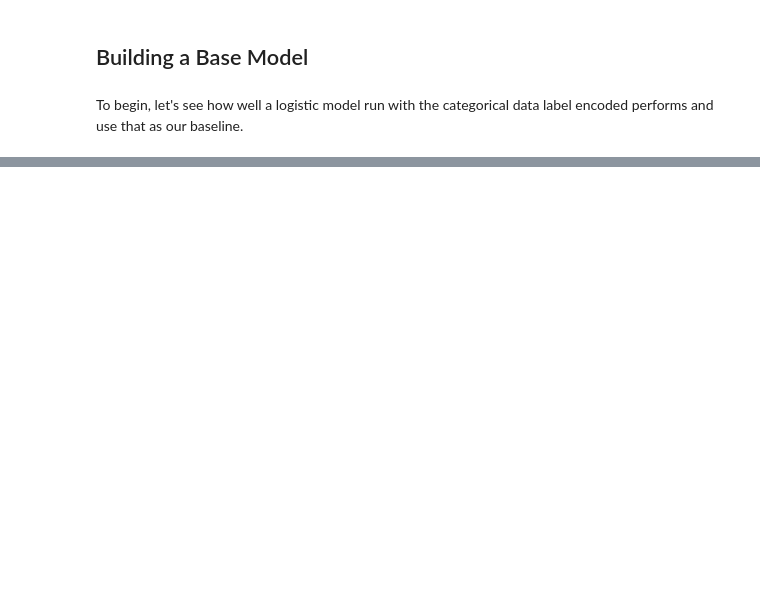
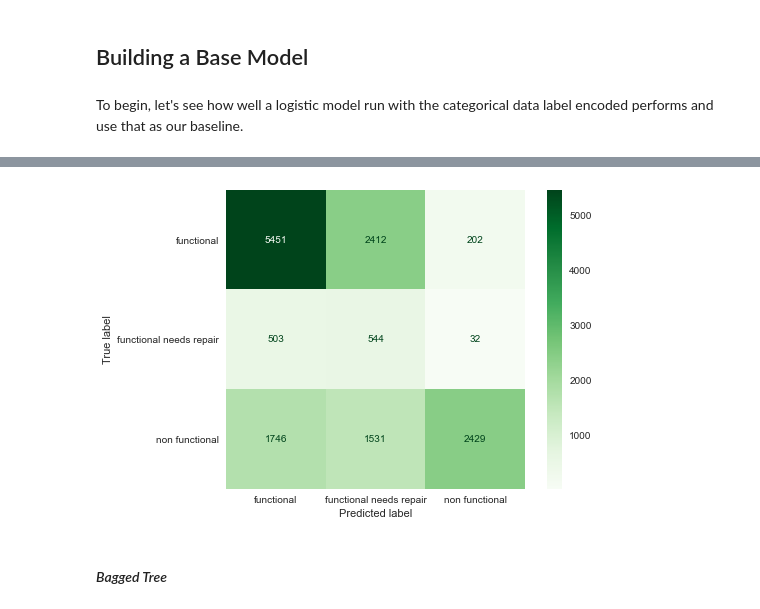
Before and after one commit to nonlocal-lia/pump_it_up_competition, a Jupyter notebook: technical_notebook.ipynb, the cells around one changed output, grey strips where cells are left out. Drawn from its saved outputs; the diff is of its cells as text; code cells hidden in the pictures; blank space fills up the shorter version.

```diff
--- a/technical_notebook.ipynb
+++ b/technical_notebook.ipynb
@@ -942,0 +849,7 @@ To begin, let's see how well a logistic model run with the categorical data labe
+# %%
+pipe_presamp = Pipeline(steps=[("encode", ct_mixed),
+                               ("scale", StandardScaler(with_mean=False))])
+X_train_encoded = pipe_presamp.fit_transform(X_train)
+# %%
+sm = SMOTE()
+X_train_resampled, y_train_resampled = sm.fit_sample(X_train_encoded, y_train)
@@ -942,0 +878,8 @@ To begin, let's see how well a logistic model run with the categorical data labe
+# %%
+ConfusionMatrixDisplay.from_estimator(over_tree, X_test_encoded, y_test, display_labels=y_label.classes_, cmap="Greens")
+plt.grid(False)
+plt.show()
+# %% [output]
+[figure, added]
+# %% [markdown]
+#### *Bagged Tree*
```
Also changed, not shown: parts of 125 cells of this notebook.
